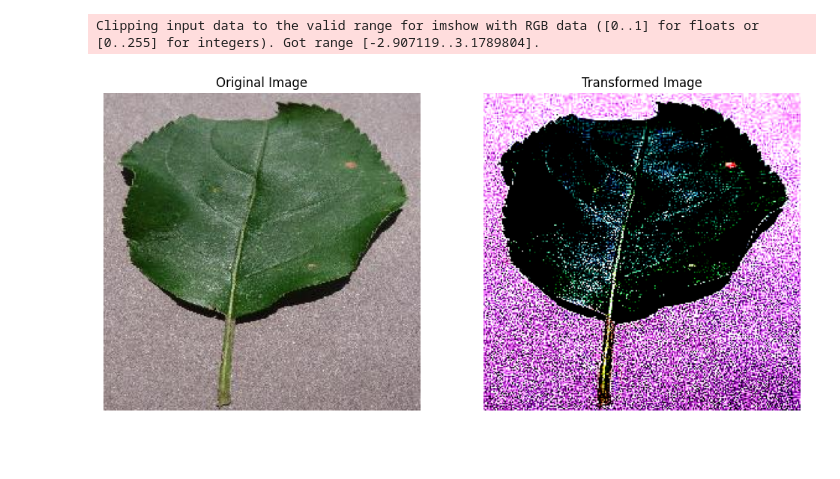
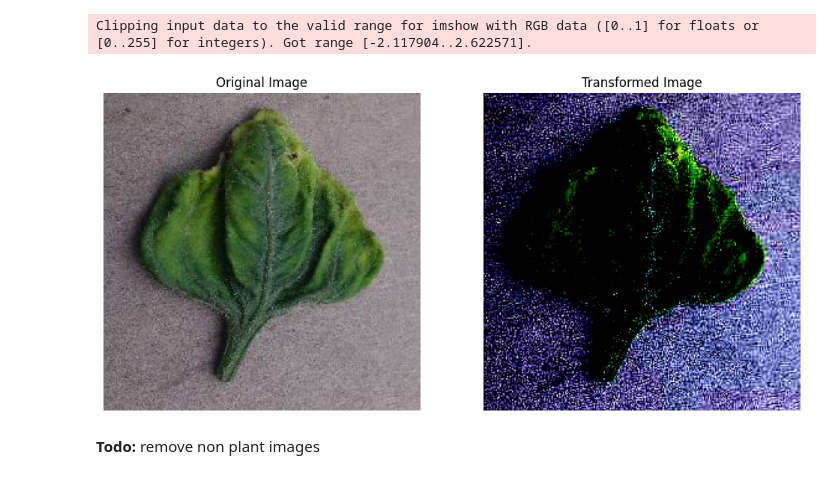
Before and after one commit to TooPercentMilk/Plant_Pal, a Jupyter notebook: preprocessing.ipynb, the cells around one changed output. Cells and saved outputs as stored; diff of their text form; code cells hidden in the pictures; blank space fills up the shorter version.

Commit message:
Began modeling Part 2

```diff
--- a/preprocessing.ipynb
+++ b/preprocessing.ipynb
@@ -8,6 +8,9 @@ import matplotlib.pyplot as plt
 # determined in EDA notebook
 channel_means = [0.45587662, 0.49715131, 0.37855863]
 channel_stds = [0.18720555, 0.17101169, 0.19548449]
+# Adjust to whatever pretrained model expects
+res_means = [0.485, 0.456, 0.406]
+res_stds = [0.229, 0.224, 0.225]
 
 def resize_and_sharpen(image_path, ar_limits=(0, 100)):
     with Image.open(image_path) as img:
@@ -20,29 +23,31 @@ def resize_and_sharpen(image_path, ar_limits=(0, 100)):
             transforms.Resize((256, 256)),
             transforms.Lambda(lambda img: transforms.functional.adjust_sharpness(img, sharpness_factor=2)),
             transforms.ToTensor(),
-            transforms.Normalize(mean=channel_means, std=channel_stds)
+            transforms.Normalize(mean=res_means, std=res_stds)
         ])
         img_transformed = transform(img)
         return img_transformed
 # TODO: find optimal sharpness factor and ar_limits
 # %%
-new_img = resize_and_sharpen('data/Apple___black_rot/27959.jpg')
+new_img = resize_and_sharpen('data/Tomato___leaf_curl/74319.jpg')
 new_img_np = new_img.numpy().transpose((1, 2, 0))
-original_img = Image.open('data/Apple___black_rot/27959.jpg')
+original_img = Image.open('data/Tomato___leaf_curl/74319.jpg')
 
 fig, axes = plt.subplots(1, 2, figsize=(12, 6))
 
 # Plot the original image
 axes[0].imshow(original_img)
 axes[0].set_title('Original Image')
 axes[0].axis('off')
 
 # Plot the transformed image
 axes[1].imshow(new_img_np)
 axes[1].set_title('Transformed Image')
 axes[1].axis('off')
 
 plt.show()
 # %% [output]
-Clipping input data to the valid range for imshow with RGB data ([0..1] for floats or [0..255] for integers). Got range [-2.907119..3.1789804].
+Clipping input data to the valid range for imshow with RGB data ([0..1] for floats or [0..255] for integers). Got range [-2.117904..2.622571].
-[figure, old version]
+[figure, new version]
+# %% [markdown]
+**Todo:** remove non plant images
```
Also changed, not shown: 1 other file.
